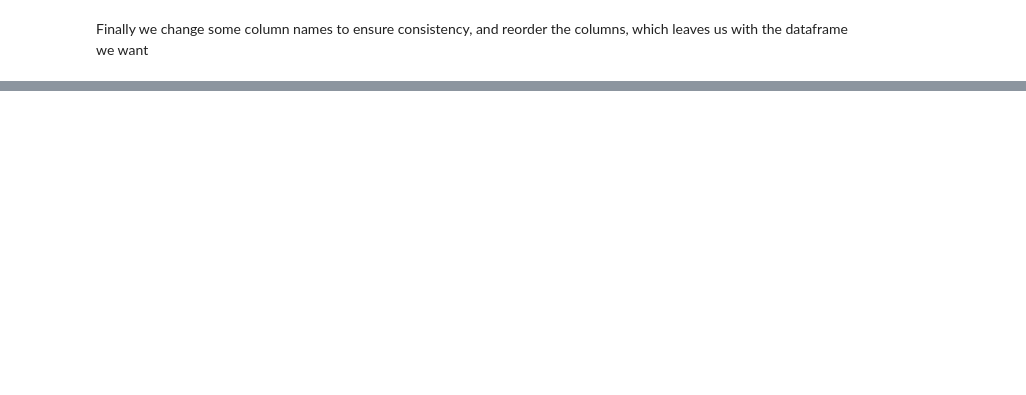
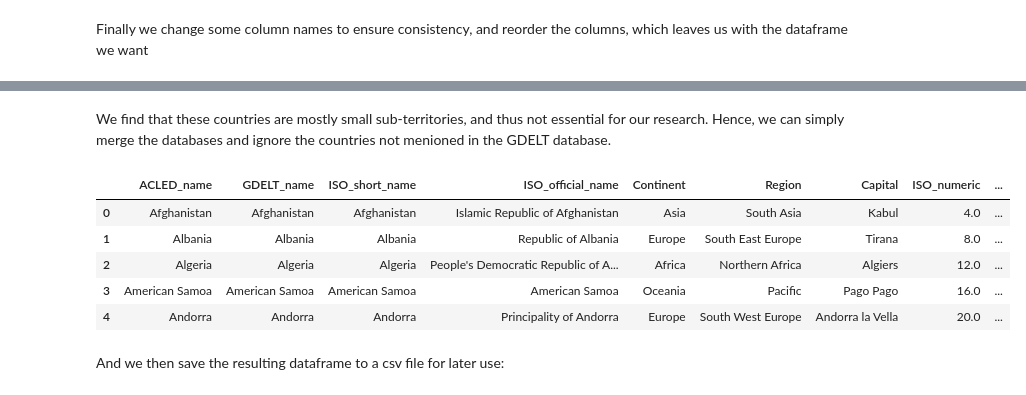
Before and after one commit to lboekestein/capstone, a Jupyter notebook: src/Auxiliaries/make_auxiliaries.ipynb, the cells around one changed output, grey strips where cells are left out. Cells and saved outputs as stored; diff of their text form; code cells hidden in the pictures; blank space fills up the shorter version.

```diff
--- a/src/Auxiliaries/make_auxiliaries.ipynb
+++ b/src/Auxiliaries/make_auxiliaries.ipynb
@@ -283,0 +380,3 @@ countries_complete.to_csv(f"{data_path}countries_iso_fips_capitals.csv", index=F
+# %%
+country_iso_fips = pd.read_csv(f"{data_path}countries_iso_fips_capitals.csv")
+ACLED_countries = pd.read_csv(f"../../data/ACLED/intensity_change_monthly_country.csv")
@@ -283,0 +385,11 @@ countries_complete.to_csv(f"{data_path}countries_iso_fips_capitals.csv", index=F
+# %%
+url = "https://acleddata.com/knowledge-base/country-iso-codes/"
+
+# find table from url
+response = requests.get(url)
+soup = BeautifulSoup(response.text, "html.parser")
+table = soup.find_all("table")[0]
+
+# read table into pandas dataframe
+iso_ACLED_df = pd.read_html(str(table))[0]
+iso_ACLED_df.head()
@@ -283,0 +413,3 @@ countries_complete.to_csv(f"{data_path}countries_iso_fips_capitals.csv", index=F
+# %%
+# rename "Saint Vincent and Grenadines" to "Saint Vincent and the Grenadines" in ACLED_ios
+iso_ACLED_df["Country"].replace("Saint Vincent and Grenadines", "Saint Vincent and the Grenadines", inplace=True)
@@ -283,0 +418,3 @@ countries_complete.to_csv(f"{data_path}countries_iso_fips_capitals.csv", index=F
+# %%
+# add ISO to ACLED_countries_scraped df
+ACLED_countries["ISO"] = ACLED_countries["country"].apply(lambda x: iso_ACLED_df[iso_ACLED_df["Country"] == x]["ISO Codes"].values[0] if x in ACLED_iso else None)
@@ -283,0 +450,21 @@ countries_complete.to_csv(f"{data_path}countries_iso_fips_capitals.csv", index=F
+# %% [markdown]
+We find that these countries are mostly small sub-territories, and thus not essential for our research. Hence, we can simply merge the databases and ignore the countries not menioned in the GDELT database.
+# %%
+ACLED_grouped = ACLED_countries.groupby(["ISO"])["country"].max().reset_index()
+ACLED_grouped.columns = ["ISO_numeric", "ACLED_name"]
+
+# merge ACLED_countries with country_iso_fips
+country_iso_fips_ACLED = pd.merge(country_iso_fips, ACLED_grouped, on="ISO_numeric", how="left")
+
+# change order of column names
+combined_df = country_iso_fips_ACLED[["ACLED_name", "GDELT_name", "ISO_short_name", "ISO_official_name", "Continent", "Region", "Capital", "ISO_numeric", "ISO_alpha2", "ISO_alpha3", "FIPS"]]
+combined_df.head()
+# %% [output]
+|  | ACLED_name | GDELT_name | ISO_short_name | ISO_official_name | Continent | Region | Capital | ISO_numeric | ... |
+| 0 | Afghanistan | Afghanistan | Afghanistan | Islamic Republic of Afghanistan | Asia | South Asia | Kabul | 4.0 | ... |
+| 1 | Albania | Albania | Albania | Republic of Albania | Europe | South East Europe | Tirana | 8.0 | ... |
+| 2 | Algeria | Algeria | Algeria | People's Democratic Republic of A... | Africa | Northern Africa | Algiers | 12.0 | ... |
+| 3 | American Samoa | American Samoa | American Samoa | American Samoa | Oceania | Pacific | Pago Pago | 16.0 | ... |
+| 4 | Andorra | Andorra | Andorra | Principality of Andorra | Europe | South West Europe | Andorra la Vella | 20.0 | ... |
+# %% [markdown]
+And we then save the resulting dataframe to a csv file for later use:
```
Also changed, not shown: parts of 20 cells of this notebook, 3 other files.
